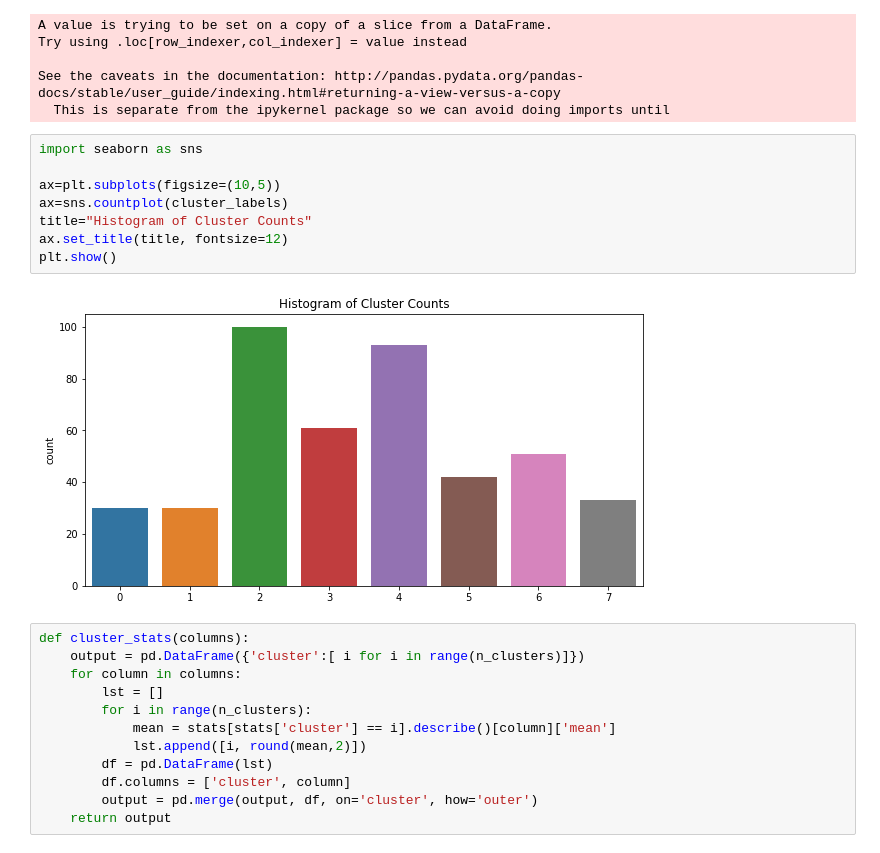
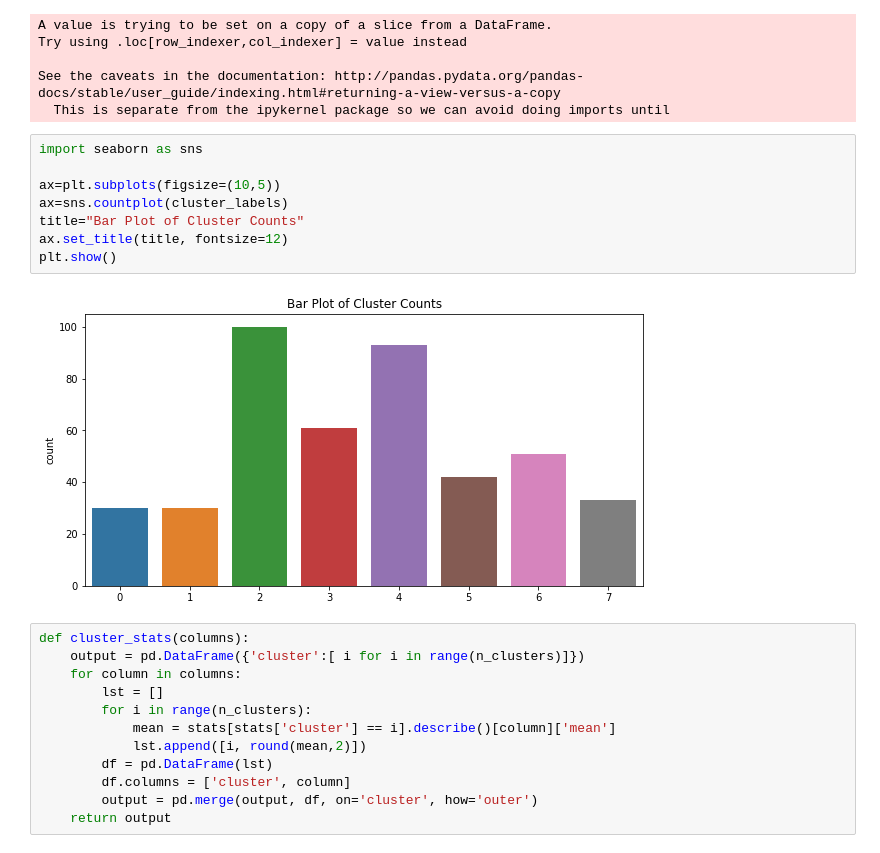
Before and after one commit to derek-y-lee/nba_player_selection, a Jupyter notebook: nbaPlayerClassify.ipynb, the cells around one changed output. Cells and saved outputs as stored; diff of their text form.

Commit message:
fixed graph label

```diff
--- a/nbaPlayerClassify.ipynb
+++ b/nbaPlayerClassify.ipynb
@@ -610,13 +607,13 @@ See the caveats in the documentation: http://pandas.pydata.org/pandas-docs/stabl
 # %%
 import seaborn as sns
 
 ax=plt.subplots(figsize=(10,5))
 ax=sns.countplot(cluster_labels)
-title="Histogram of Cluster Counts"
+title="Bar Plot of Cluster Counts"
 ax.set_title(title, fontsize=12)
 plt.show()
 # %% [output]
-[figure, old version]
+[figure, new version]
 # %%
 def cluster_stats(columns):
     output = pd.DataFrame({'cluster':[ i for i in range(n_clusters)]})
```
Also changed, not shown: parts of 15 cells of this notebook.
